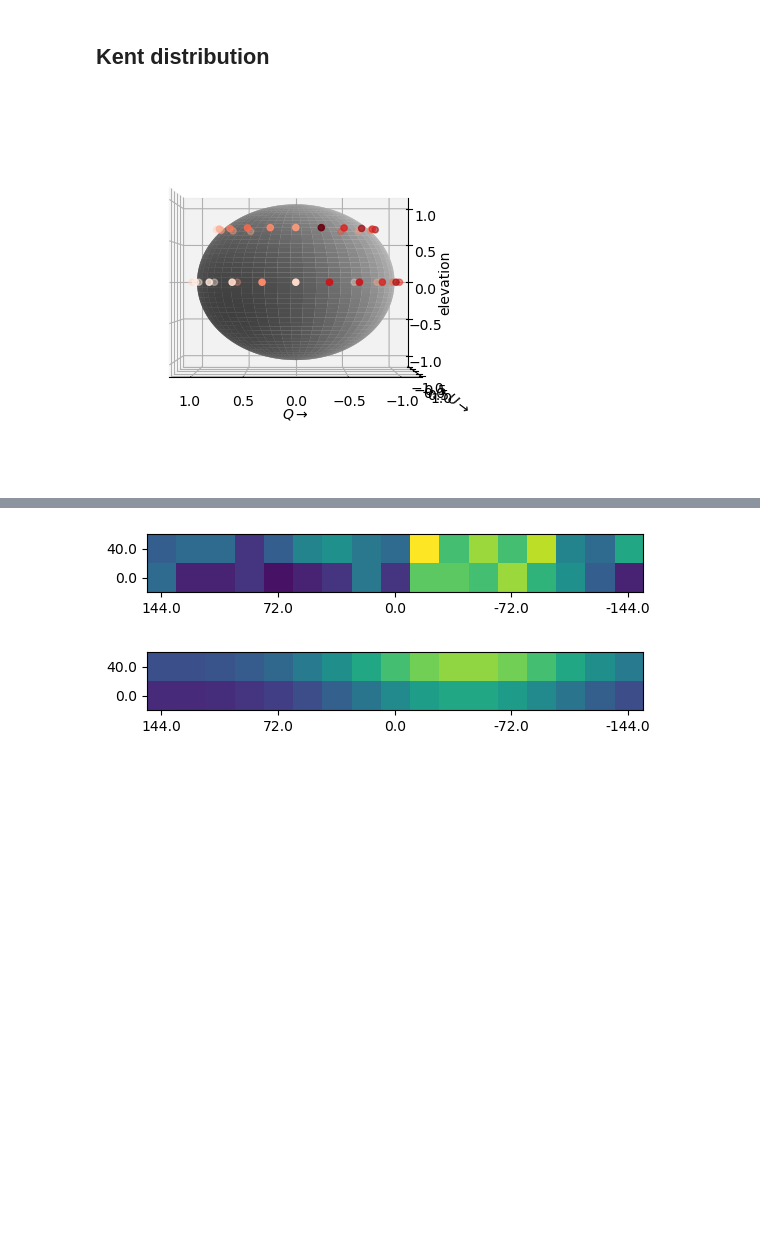
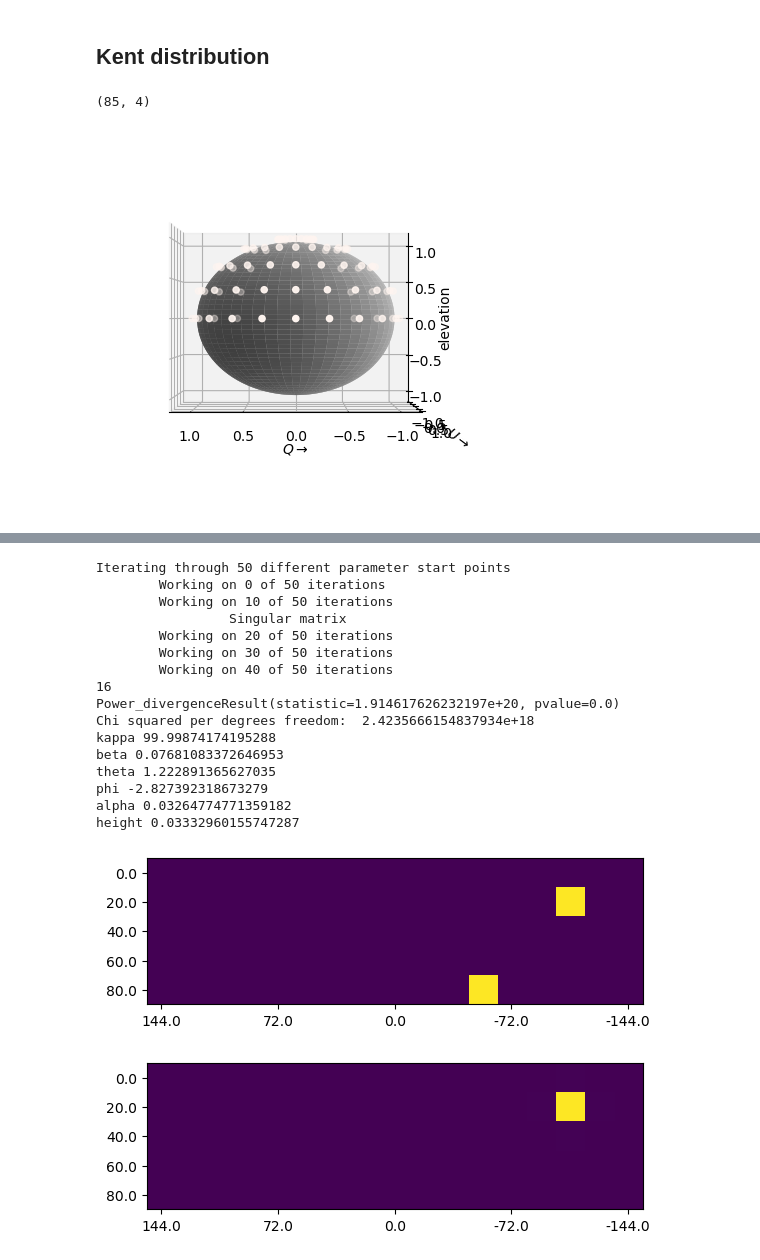
Before and after one commit to feldheimlab/auditoryAnalysis, a Jupyter notebook: scratch/3-0 - model fits.ipynb, the cells around one changed output, grey strips where cells are left out. Saved outputs shown, nothing was run; the diff lists cells and outputs as text; code cells hidden in the pictures; blank space fills up the shorter version.

```diff
--- a/scratch/3-0 - model fits.ipynb
+++ b/scratch/3-0 - model fits.ipynb
@@ -55,7 +55,7 @@ class fit_uniform():
         if self.init_params == None:
             self.init_params =  self.uniform_params(self.data, self.X)
 
-        error_function = lambda p: np.ravel(uniform(*p, self.X) - self.data)
+        error_function = lambda p: np.ravel(self.uniform(*p, self.X) - self.data)
         self.params, self.success = optimize.leastsq(error_function, self.init_params)
         self.chiresults = chiSquaredTest(self.data, self.uniform(*self.params, bins), self.params, plot=False)
 
@@ -67,7 +67,7 @@ class fit_uniform():
         return height
 
     def predict(self, x_new):
-        return uniform(*self.params, x_new)
+        return self.uniform(*self.params, x_new)
 
 data = np.array([1,0,1,0,1,2,2,4,13,24,14,10,6,3,1,1,3,2,2,1])
 bins = np.arange(0,data.shape[0],1)
@@ -298,7 +298,7 @@ class kent_fit():
                 try:
                     jacobian = results.jac
                     cov[n] = np.linalg.inv(jacobian.T.dot(jacobian))
-                    var[n] = np.sqrt(np.diagonal(cov))
+                    var[n] = np.diagonal(cov[n])
                 except Exception as e:
                     if self.verbose:
                         print('\t\t', e)
@@ -307,10 +307,12 @@ class kent_fit():
 
         self.iterations = iterations(init_params, cov, var, residuals, params, success, residual_sum)
 
-        index = np.nanargmin(residual_sum)
-        self.params = params[index]
-#         self.var = var[index]
-        self.residuals = residuals[index]
+        index = np.nanargmin(self.iterations.residual_sum)
+        print(index)
+        self.params = self.iterations.params[index]
+        self.var = self.iterations.var[index]
+        self.residuals = self.iterations.residuals[index]
+        self.residual_sum = self.iterations.residual_sum[index]
 
         self.fitdist = self.kent_dist_fit(self.params, self.xyz).reshape(self.datashape)
         self.data = data.reshape(self.datashape)
@@ -337,7 +339,6 @@ class kent_fit():
         # this assumes a unit circle
         return [np.sin(theta)*np.cos(phi), np.sin(theta)*np.sin(phi), np.cos(theta)]
 
-
     def sphericalUnit(self, theta, phi):
         # this function gives a unit vectors of spherical coordinates.
         # the notation is based on Arfken
@@ -355,25 +356,12 @@ class kent_fit():
 
     def kent_dist_fit(self, params, xyz):
         kappa, beta, theta, phi, alpha, height = params
-        alpha = 45
-
-        theta_degree = 45
-        theta = theta_degree*np.pi/180
-
-        phi_degree = 45
-        phi = (90+phi_degree)*np.pi/180
-
-        n_samples = xyz.shape[0]
 
         unitvecs = self.sphericalUnit(theta, phi)
         gamma1 = unitvecs[:, 0]
 
         gamma2 = self.rodrot(unitvecs[:, 1], unitvecs[:, 0], alpha)
         gamma3 = self.rodrot(unitvecs[:, 2], unitvecs[:, 0], alpha)
-
-        gamma1 = np.transpose(gamma1[None,None,:], [1, 2, 0])
-        gamma2 = np.transpose(gamma2[None,None,:], [1, 2, 0])
-        gamma3 = np.transpose(gamma3[None,None,:], [1, 2, 0])
 
         return self.kent(xyz, height, beta, kappa, gamma1, gamma2, gamma3)
 
@@ -387,9 +375,11 @@ class kent_fit():
 
         return np.squeeze(np.array([kappa, beta, theta, phi, alpha, height]))
 
-data = np.array([[ 7.,  2.,  2.,  3.,  1.,  2.,  3.,  8.,  3., 15., 15., 14., 17., 13., 10.,  6.,  2.],
-                 [ 6.,  7.,  7.,  3.,  6.,  9., 10.,  8.,  7., 20., 14., 17., 14., 18.,  9.,  7., 12.]])
-
+data = np.array([[0.,0.,0.,0.,0.,0.,0.,0.,0.,0.,0.,0.,0.,0.,0.,0.,0.,],
+                 [0.,0.,0.,0.,0.,0.,0.,0.,0.,0.,0.,0.,0.,0.,0.03333333,0.,0.],
+                 [0.,0.,0.,0.,0.,0.,0.,0.,0.,0.,0.,0.,0.,0.,0.,0.,0.],
+                 [0.,0.,0.,0.,0.,0.,0.,0.,0.,0.,0.,0.,0.,0.,0.,0.,0.],
+                 [0.,0.,0.,0.,0.,0.,0.,0.,0.,0.,0.,0.03333333,0.,0.,0.,0.,0.]])
 
 from mpl_toolkits.mplot3d import Axes3D
 
@@ -417,7 +407,7 @@ def grid3d(gridsize = 200):
     return x, y, z#, points, colors
 
 azim = -1*np.array([-144, -126, -108, -90, -72, -54, -36, -18, 0, 18, 36, 54, 72, 90, 108, 126, 144])
-elev = 90-np.array([0,40])
+elev = 90-np.array([0,20,40,60,80])
 azim = azim*np.pi/180
 elev = elev*np.pi/180
 
@@ -442,6 +432,7 @@ x, y, z = grid3d(gridsize = 200)
 
 xs = azimElevCoord(azim, elev, data)
 
+print(xs.shape)
 f = plt.figure()
 
 ax = f.add_subplot(111, projection='3d')
@@ -466,7 +457,7 @@ interp = np.arange(azimrad[0],azimrad[-1],.1)
 xyz = xs[:,:3]
 
 #data
-model = kent_fit(xs[:,3], xyz , datashape = data.shape)
+model = kent_fit(xs[:,3], xyz , datashape =data.shape)
 for pa, param in enumerate(model.param_labels):
     print(param, model.params[pa])
 
@@ -475,13 +466,14 @@ minval=0
 plt.imshow(model.data, vmin=minval, vmax=maxval)
 plt.xticks(np.arange(azim.shape[0])[::4], np.round(azim * 180/np.pi)[::4])
 plt.yticks(np.arange(elev.shape[0]), np.round(90-elev * 180/np.pi))
-plt.ylim(-0.5,1.5)
+# plt.ylim(-0.5,1.5)
 plt.show()
 
 plt.imshow(model.fitdist, vmin=minval, vmax=maxval)
 plt.xticks(np.arange(azim.shape[0])[::4], np.round(azim * 180/np.pi)[::4])
 plt.yticks(np.arange(elev.shape[0]), np.round(90-elev * 180/np.pi))
-plt.ylim(-0.5,1.5)
+# plt.ylim(-0.5,1.5)
 plt.show()
 # %% [output]
+(85, 4)
-[figure, old version]
+[figure, new version]
@@ -505,5 +480,21 @@ height 16.887416122477596
+Iterating through 50 different parameter start points
+        Working on 0 of 50 iterations
+        Working on 10 of 50 iterations
+                 Singular matrix
+        Working on 20 of 50 iterations
+        Working on 30 of 50 iterations
+        Working on 40 of 50 iterations
+16
+Power_divergenceResult(statistic=1.914617626232197e+20, pvalue=0.0)
+Chi squared per degrees freedom:  2.4235666154837934e+18
+kappa 99.99874174195288
+beta 0.07681083372646953
+theta 1.222891365627035
+phi -2.827392318673279
+alpha 0.03264774771359182
+height 0.03332960155747287
-[figure, old version]
+[figure, new version]
-[figure, old version]
+[figure, new version]
 # %%
 data = np.array([[ 7.,  2.,  2.,  3.,  1.,  2.,  3.,  8.,  3., 15., 15., 14., 17., 13., 10.,  6.,  2.],
                  [ 6.,  7.,  7.,  3.,  6.,  9., 10.,  8.,  7., 20., 14., 17., 14., 18.,  9.,  7., 12.]])
```
Also changed, not shown: parts of 3 cells of this notebook, 3 other files.
